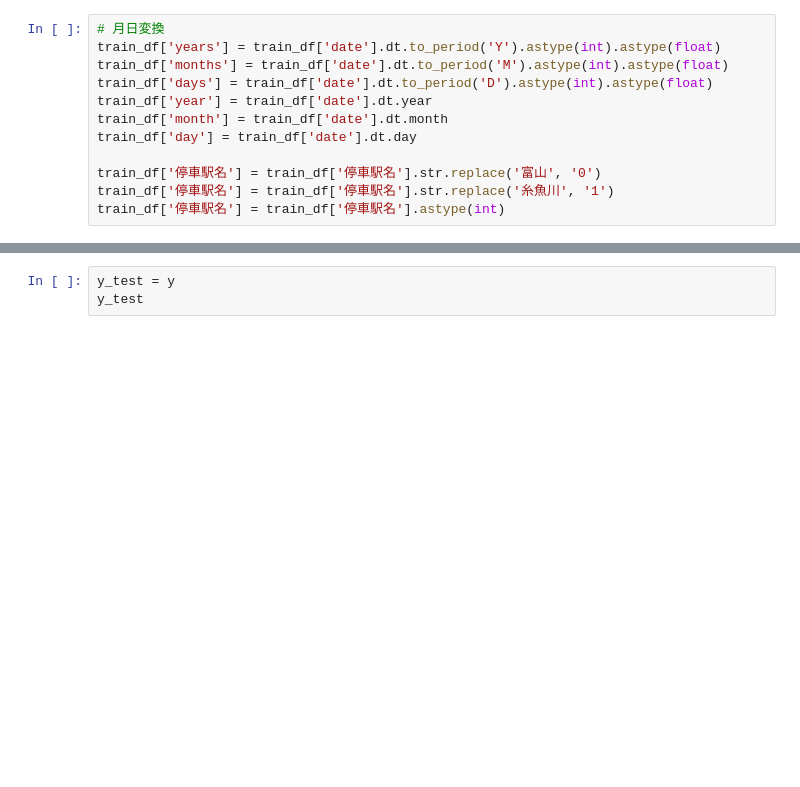
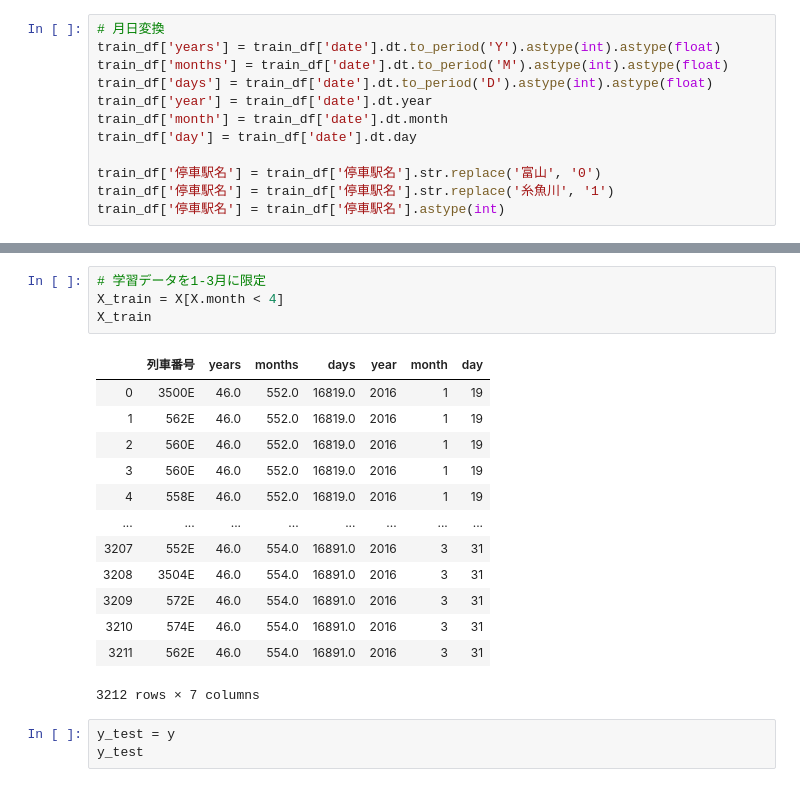
Before and after one commit to ToshikiMuromachi/train, a Jupyter notebook: trainOpe.ipynb, the cells around one changed output, grey strips where cells are left out. Drawn from its saved outputs; the diff is of its cells as text; blank space fills up the shorter version.

```diff
--- a/trainOpe.ipynb
+++ b/trainOpe.ipynb
@@ -247,3 +271,21 @@ X_train
+# %%
+# 学習データを1-3月に限定
+X_train = X[X.month < 4]
+X_train
+# %% [output]
+|  | 列車番号 | years | months | days | year | month | day |
+| 0 | 3500E | 46.0 | 552.0 | 16819.0 | 2016 | 1 | 19 |
+| 1 | 562E | 46.0 | 552.0 | 16819.0 | 2016 | 1 | 19 |
+| 2 | 560E | 46.0 | 552.0 | 16819.0 | 2016 | 1 | 19 |
+| 3 | 560E | 46.0 | 552.0 | 16819.0 | 2016 | 1 | 19 |
+| 4 | 558E | 46.0 | 552.0 | 16819.0 | 2016 | 1 | 19 |
+| ... | ... | ... | ... | ... | ... | ... | ... |
+| 3207 | 552E | 46.0 | 554.0 | 16891.0 | 2016 | 3 | 31 |
+| 3208 | 3504E | 46.0 | 554.0 | 16891.0 | 2016 | 3 | 31 |
+| 3209 | 572E | 46.0 | 554.0 | 16891.0 | 2016 | 3 | 31 |
+| 3210 | 574E | 46.0 | 554.0 | 16891.0 | 2016 | 3 | 31 |
+| 3211 | 562E | 46.0 | 554.0 | 16891.0 | 2016 | 3 | 31 |
+3212 rows × 7 columns
 # %%
 y_test = y
 y_test
```
Also changed, not shown: parts of 10 cells of this notebook.
